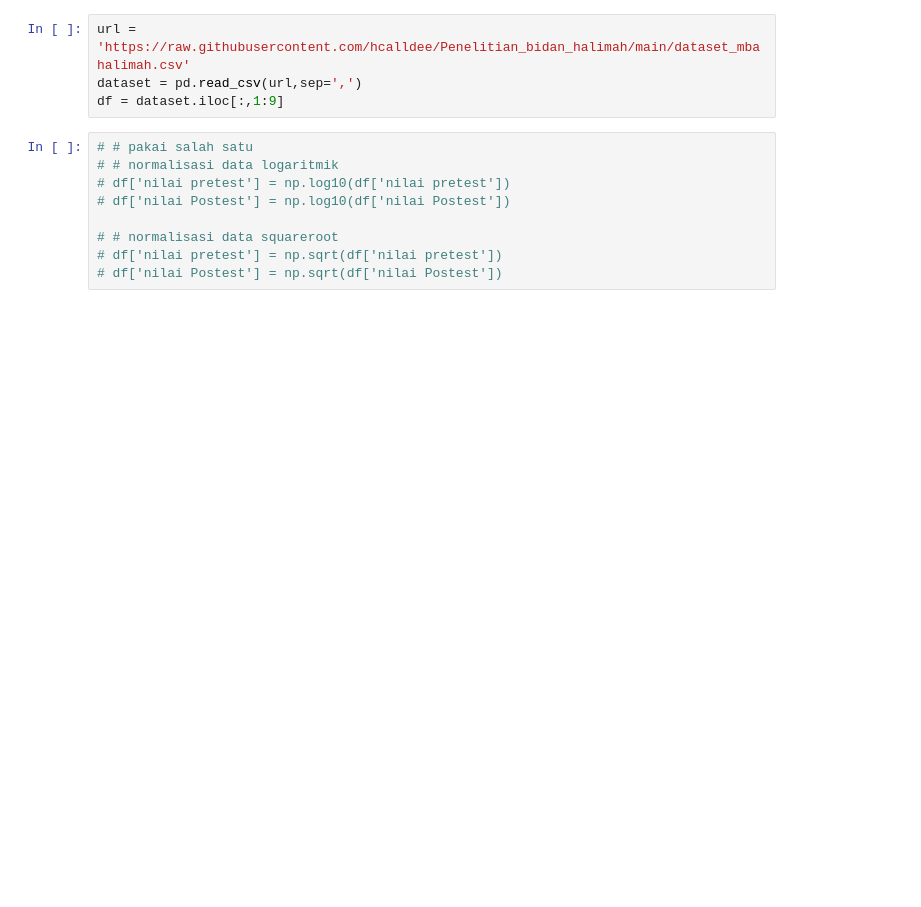
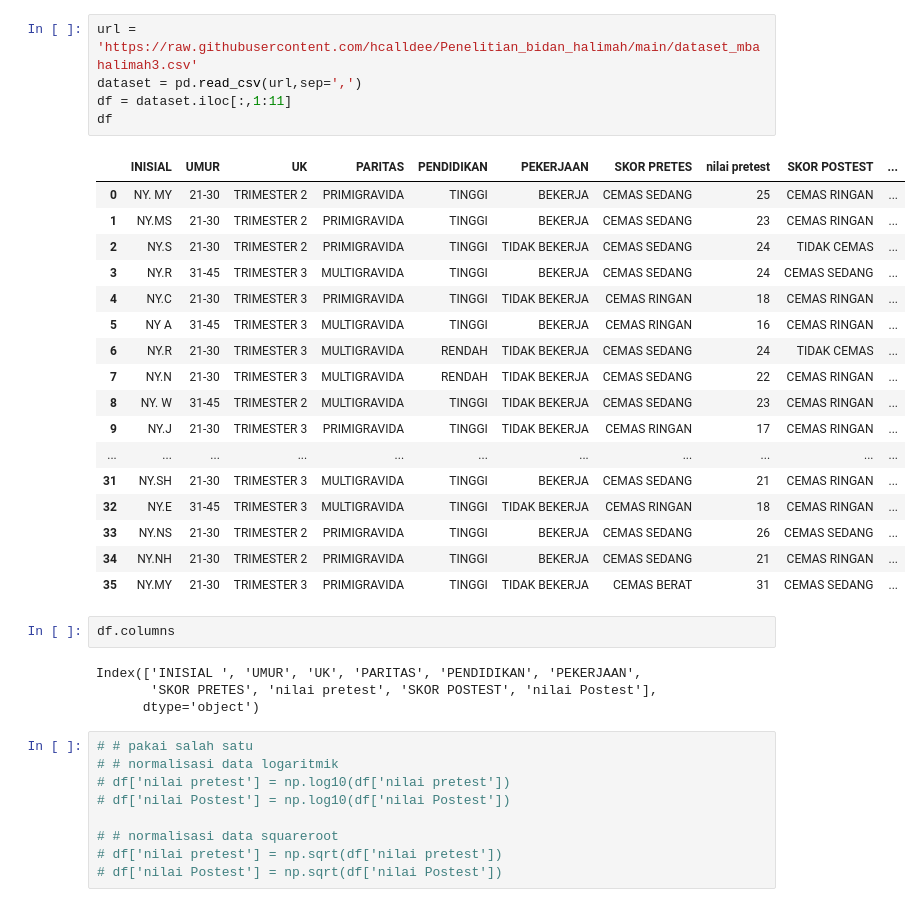
Before and after one commit to hcalldee/Penelitian_bidan_halimah, a Jupyter notebook: Penelitian_Mba_Halimah.ipynb, the cells around one changed output. Saved outputs shown, nothing was run; the diff lists cells and outputs as text; blank space fills up the shorter version.

```diff
--- a/Penelitian_Mba_Halimah.ipynb
+++ b/Penelitian_Mba_Halimah.ipynb
@@ -15,7 +27,32 @@ import scipy.stats as stats
 # %%
-url = 'https://raw.githubusercontent.com/hcalldee/Penelitian_bidan_halimah/main/dataset_mbahalimah.csv'
+url = 'https://raw.githubusercontent.com/hcalldee/Penelitian_bidan_halimah/main/dataset_mbahalimah3.csv'
 dataset = pd.read_csv(url,sep=',')
-df = dataset.iloc[:,1:9]
+df = dataset.iloc[:,1:11]
+df
+# %% [output]
+|  | INISIAL | UMUR | UK | PARITAS | PENDIDIKAN | PEKERJAAN | SKOR PRETES | nilai pretest | SKOR POSTEST | ... |
+| 0 | NY. MY | 21-30 | TRIMESTER 2 | PRIMIGRAVIDA | TINGGI | BEKERJA | CEMAS SEDANG | 25 | CEMAS RINGAN | ... |
+| 1 | NY.MS | 21-30 | TRIMESTER 2 | PRIMIGRAVIDA | TINGGI | BEKERJA | CEMAS SEDANG | 23 | CEMAS RINGAN | ... |
+| 2 | NY.S | 21-30 | TRIMESTER 2 | PRIMIGRAVIDA | TINGGI | TIDAK BEKERJA | CEMAS SEDANG | 24 | TIDAK CEMAS | ... |
+| 3 | NY.R | 31-45 | TRIMESTER 3 | MULTIGRAVIDA | TINGGI | BEKERJA | CEMAS SEDANG | 24 | CEMAS SEDANG | ... |
+| 4 | NY.C | 21-30 | TRIMESTER 3 | PRIMIGRAVIDA | TINGGI | TIDAK BEKERJA | CEMAS RINGAN | 18 | CEMAS RINGAN | ... |
+| 5 | NY A | 31-45 | TRIMESTER 3 | MULTIGRAVIDA | TINGGI | BEKERJA | CEMAS RINGAN | 16 | CEMAS RINGAN | ... |
+| 6 | NY.R | 21-30 | TRIMESTER 3 | MULTIGRAVIDA | RENDAH | TIDAK BEKERJA | CEMAS SEDANG | 24 | TIDAK CEMAS | ... |
+| 7 | NY.N | 21-30 | TRIMESTER 3 | MULTIGRAVIDA | RENDAH | TIDAK BEKERJA | CEMAS SEDANG | 22 | CEMAS RINGAN | ... |
+| 8 | NY. W | 31-45 | TRIMESTER 2 | MULTIGRAVIDA | TINGGI | TIDAK BEKERJA | CEMAS SEDANG | 23 | CEMAS RINGAN | ... |
+| 9 | NY.J | 21-30 | TRIMESTER 3 | PRIMIGRAVIDA | TINGGI | TIDAK BEKERJA | CEMAS RINGAN | 17 | CEMAS RINGAN | ... |
+| ... | ... | ... | ... | ... | ... | ... | ... | ... | ... | ... |
+| 31 | NY.SH | 21-30 | TRIMESTER 3 | MULTIGRAVIDA | TINGGI | BEKERJA | CEMAS SEDANG | 21 | CEMAS RINGAN | ... |
+| 32 | NY.E | 31-45 | TRIMESTER 3 | MULTIGRAVIDA | TINGGI | TIDAK BEKERJA | CEMAS RINGAN | 18 | CEMAS RINGAN | ... |
+| 33 | NY.NS | 21-30 | TRIMESTER 2 | PRIMIGRAVIDA | TINGGI | BEKERJA | CEMAS SEDANG | 26 | CEMAS SEDANG | ... |
+| 34 | NY.NH | 21-30 | TRIMESTER 2 | PRIMIGRAVIDA | TINGGI | BEKERJA | CEMAS SEDANG | 21 | CEMAS RINGAN | ... |
+| 35 | NY.MY | 21-30 | TRIMESTER 3 | PRIMIGRAVIDA | TINGGI | TIDAK BEKERJA | CEMAS BERAT | 31 | CEMAS SEDANG | ... |
+# %%
+df.columns
+# %% [output]
+Index(['INISIAL ', 'UMUR', 'UK', 'PARITAS', 'PENDIDIKAN', 'PEKERJAAN',
+       'SKOR PRETES', 'nilai pretest', 'SKOR POSTEST', 'nilai Postest'],
+      dtype='object')
 # %%
 # # pakai salah satu
 # # normalisasi data logaritmik
```
Also changed, not shown: parts of 2 cells of this notebook.
